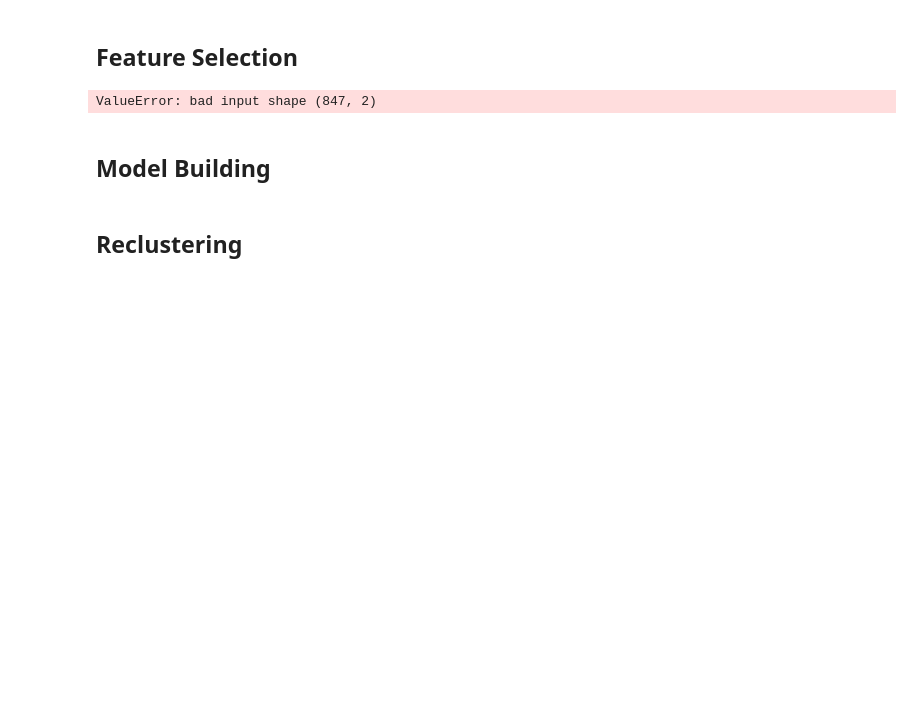
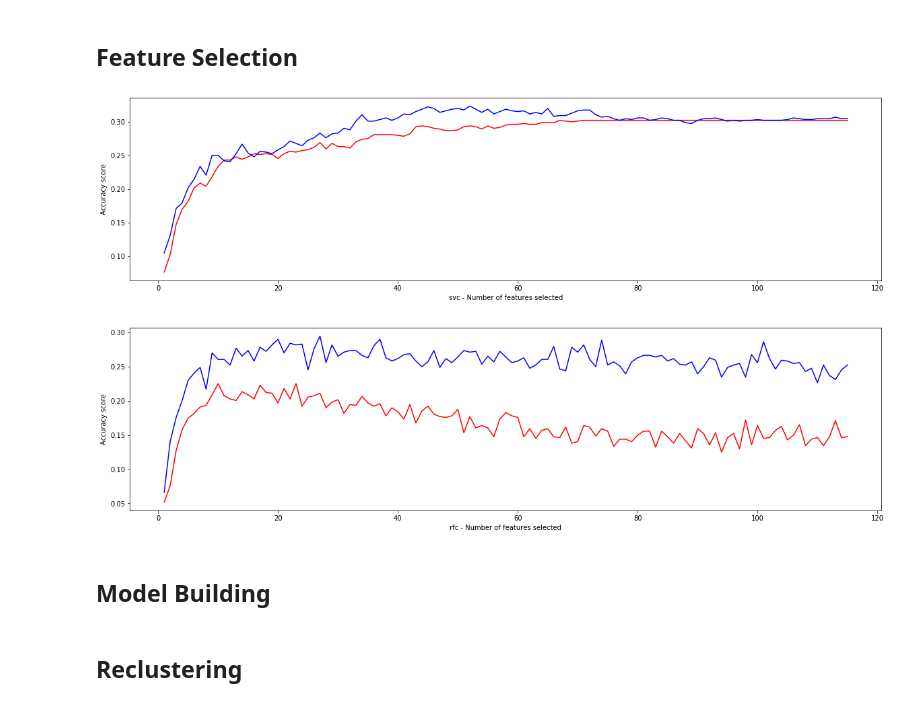
Before and after one commit to NikhilMunna/SDA-dataAnalysis, a Jupyter notebook: Final _chromatic.ipynb, the cells around one changed output. Cells and saved outputs as stored; diff of their text form; code cells hidden in the pictures; blank space fills up the shorter version.

```diff
--- a/Final _chromatic.ipynb
+++ b/Final _chromatic.ipynb
@@ -148,3 +233,5 @@ plt.show()
 ## Factor Analysis
 # %%
 from factor_analyzer import FactorAnalyzer
+y= labels
+y.shape
@@ -307,7 +537,7 @@ from sklearn.linear_model import LogisticRegression
 
 
 
-Xtrain, Xtest, ytrain, ytest = train_test_split(X, y, test_size=0.2, random_state=1234)
+# Xtrain, Xtest, ytrain, ytest = train_test_split(X, y, test_size=0.2, random_state=1234)
 
 estimators = {}
 
@@ -339,34 +569,35 @@ for i, estimator in enumerate(estimators):
         pca_best_model[estimator].append(0)
 
         for params_combo in grid:
 
             estimator_iter = estimators[estimator]
             estimator_iter = estimator_iter(**params_combo)
 
             rfe = RFE(estimator = estimator_iter, n_features_to_select=n_comps)
             rfe.fit(scaled_Xtrain, ytrain)
 
             if (rfe.score(scaled_Xtest, ytest) > rfe_best_model[estimator][n_comps - 1]):
                 rfe_best_model[estimator][n_comps - 1] = rfe.score(scaled_Xtest, ytest)
 
             PCA_model = PCA(n_components = n_comps)
             PCA_model.fit(scaled_Xtrain)
             PCA_Xtrain = PCA_model.transform(scaled_Xtrain)
             PCA_Xtest = PCA_model.transform(scaled_Xtest)
 
             estimator_iter.fit(PCA_Xtrain, ytrain)
 
             if (estimator_iter.score(PCA_Xtest, ytest) > pca_best_model[estimator][n_comps - 1]):
                 pca_best_model[estimator][n_comps - 1] = estimator_iter.score(PCA_Xtest, ytest)
 
     plt.figure()
     plt.xlabel("%s - Number of features selected" % estimator)
     plt.ylabel("Accuracy score")
     plt.plot(range(1, len(pca_best_model[estimator]) + 1, 1), pca_best_model[estimator], c = 'r')
     plt.plot(range(1, len(rfe_best_model[estimator]) + 1, 1), rfe_best_model[estimator], c = 'b')
     plt.show()
 # %% [output]
-ValueError: bad input shape (847, 2)
+[figure, added]
+[figure, added]
 # %%
 rfe_best_model_2 = {}
 pca_best_model_2 = {}
```
Also changed, not shown: parts of 34 cells of this notebook, 26 other files.
